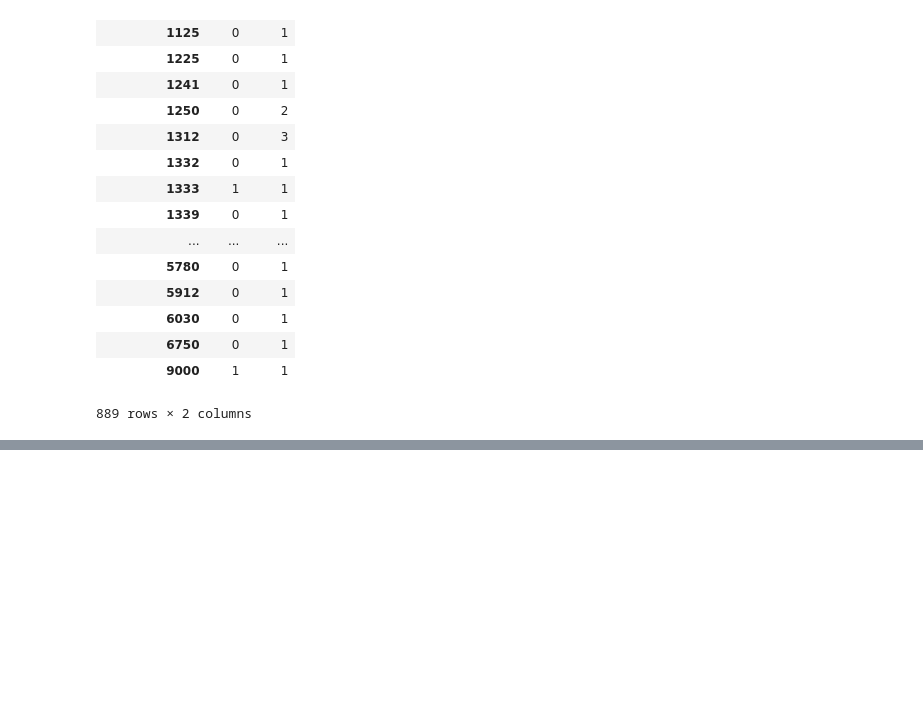
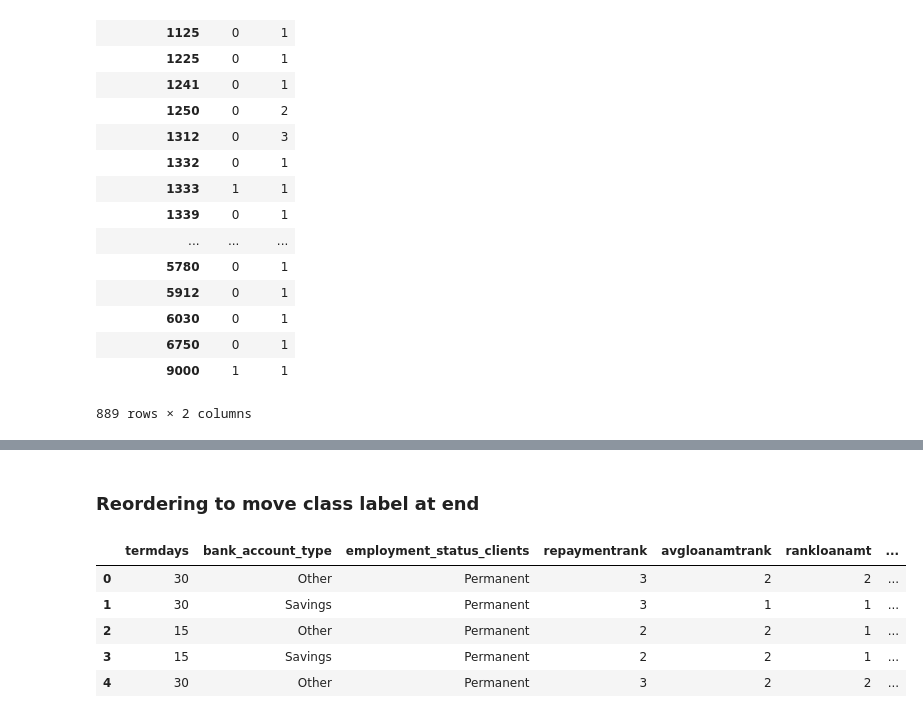
Before and after one commit to coderscraft/creditRisk, a Jupyter notebook: dataAnalysis.ipynb, the cells around one changed output, grey strips where cells are left out. Drawn from its saved outputs; the diff is of its cells as text; code cells hidden in the pictures; blank space fills up the shorter version.

```diff
--- a/dataAnalysis.ipynb
+++ b/dataAnalysis.ipynb
@@ -425,0 +631,17 @@ pd.crosstab(traindata.avg_interest,traindata.good_bad_flag)
+# %% [markdown]
+### Reordering to move class label at end
+# %%
+columns = [column for column in traindata.columns if column != 'good_bad_flag']
+# %%
+columns = columns + ['good_bad_flag']
+# %%
+traindata = traindata[columns]
+# %%
+traindata.head()
+# %% [output]
+|  | termdays | bank_account_type | employment_status_clients | repaymentrank | avgloanamtrank | rankloanamt | ... |
+| 0 | 30 | Other | Permanent | 3 | 2 | 2 | ... |
+| 1 | 30 | Savings | Permanent | 3 | 1 | 1 | ... |
+| 2 | 15 | Other | Permanent | 2 | 2 | 1 | ... |
+| 3 | 15 | Savings | Permanent | 2 | 2 | 1 | ... |
+| 4 | 30 | Other | Permanent | 3 | 2 | 2 | ... |
```
Also changed, not shown: parts of 43 cells of this notebook, 3 other files.
